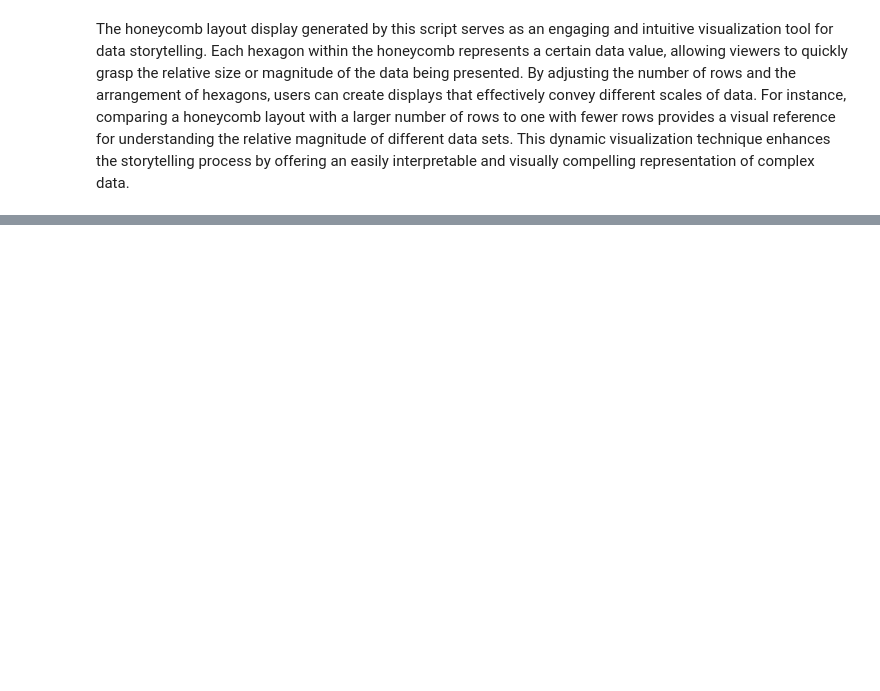
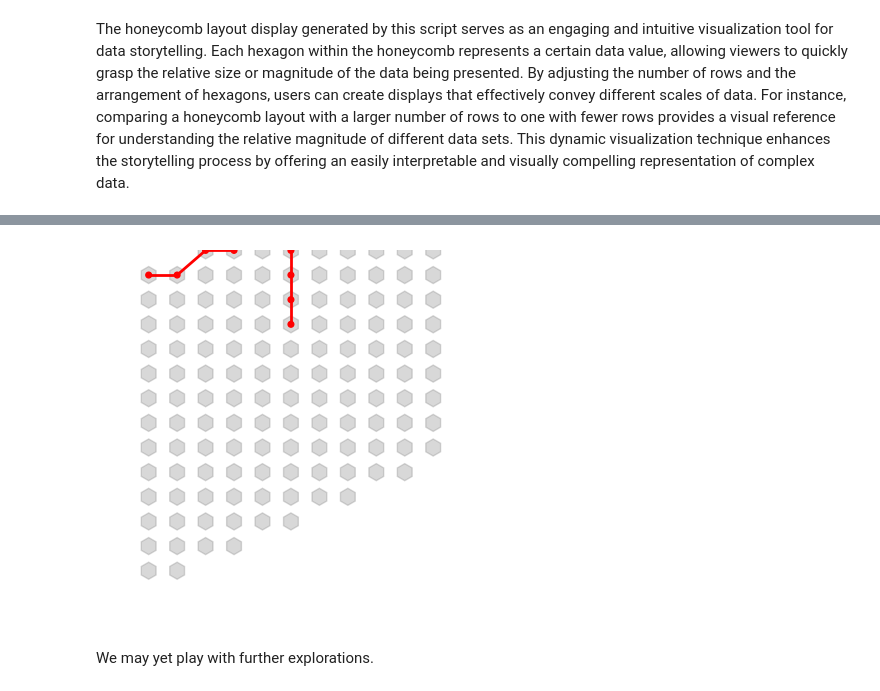
Before and after one commit to rafvrab/honeycomb_layout_display, a Jupyter notebook: notebook.ipynb, the cells around one changed output, grey strips where cells are left out. Drawn from its saved outputs; the diff is of its cells as text; code cells hidden in the pictures; blank space fills up the shorter version.

```diff
--- a/notebook.ipynb
+++ b/notebook.ipynb
@@ -57,0 +107,54 @@ The honeycomb layout display generated by this script serves as an engaging and
+# %%
+
+# Create a rectangular grid graph
+G = nx.grid_2d_graph(11, 13, periodic=True)  # Increased dimensions for (5, 5, 0)
+
+# Define start and end nodes in 2D coordinates (adjust for periodic boundaries)
+start_node = (0, 0)
+end_node = (5, 4)  # Adjusted for periodic wrapping
+
+# Implement A* pathfinding algorithm on the grid graph
+path = nx.astar_path(G, start_node, end_node)
+
+# Define node positions using a function (adjust as needed)
+def get_node_position(node):
+    x, y = node
+    # Adjusted for periodic boundaries and hexagonal layout
+    return (x + 0.5, -(y - x // 2) * math.sqrt(3) / 2)
+
+# Create figure and axis
+fig, ax = plt.subplots()
+
+# Draw background hexagons (optional)
+for node in G.nodes:
+    x, y = get_node_position(node)
+    hexagon = mpatches.RegularPolygon(xy=(x, y), numVertices=6, radius=0.3, color='gray', alpha=0.3)
+    ax.add_artist(hexagon)
+
+# Highlight path nodes
+for node in path:
+    x, y = get_node_position(node)
+    circle = plt.Circle((x, y), radius=0.1, color='red')
+    ax.add_patch(circle)
+
+# Draw lines between path nodes
+for i in range(len(path)-1):
+    node1, node2 = path[i], path[i+1]
+    x1, y1 = get_node_position(node1)
+    x2, y2 = get_node_position(node2)
+    line = plt.Line2D((x1, x2), (y1, y2), color='red', linewidth=2)
+    ax.add_line(line)
+
+# Set axes limits and aspect ratio (adjusted for hexagonal layout)
+ax.set_xlim(-1, 12)
+ax.set_ylim(-math.sqrt(3) * 7, math.sqrt(3) / 2)
+ax.set_aspect('equal')
+
+# Hide axes
+ax.axis('off')
+
+plt.show()
+# %% [output]
+[figure, added]
+# %% [markdown]
+We may yet play with further explorations.
```
Also changed, not shown: parts of 3 cells of this notebook.
